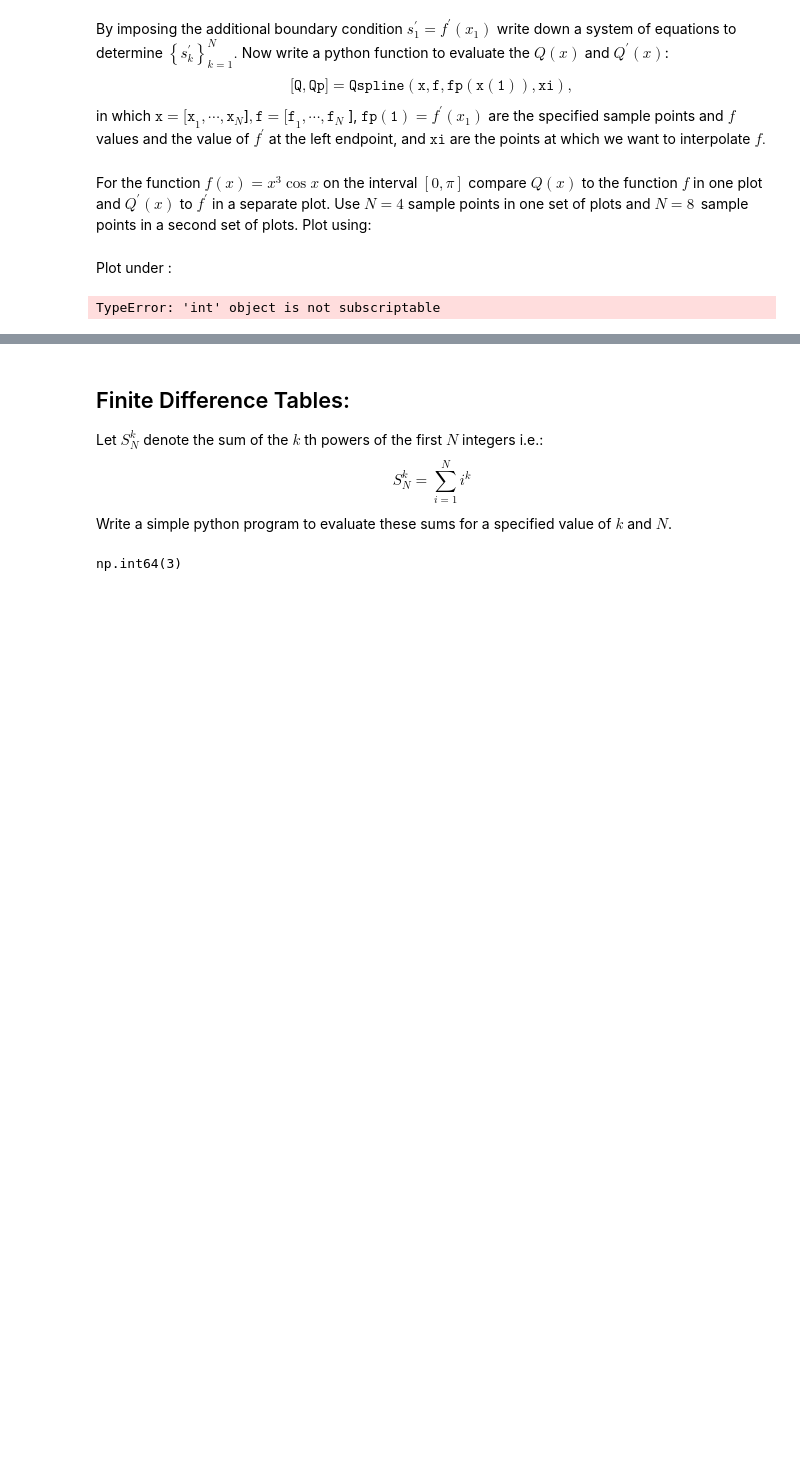
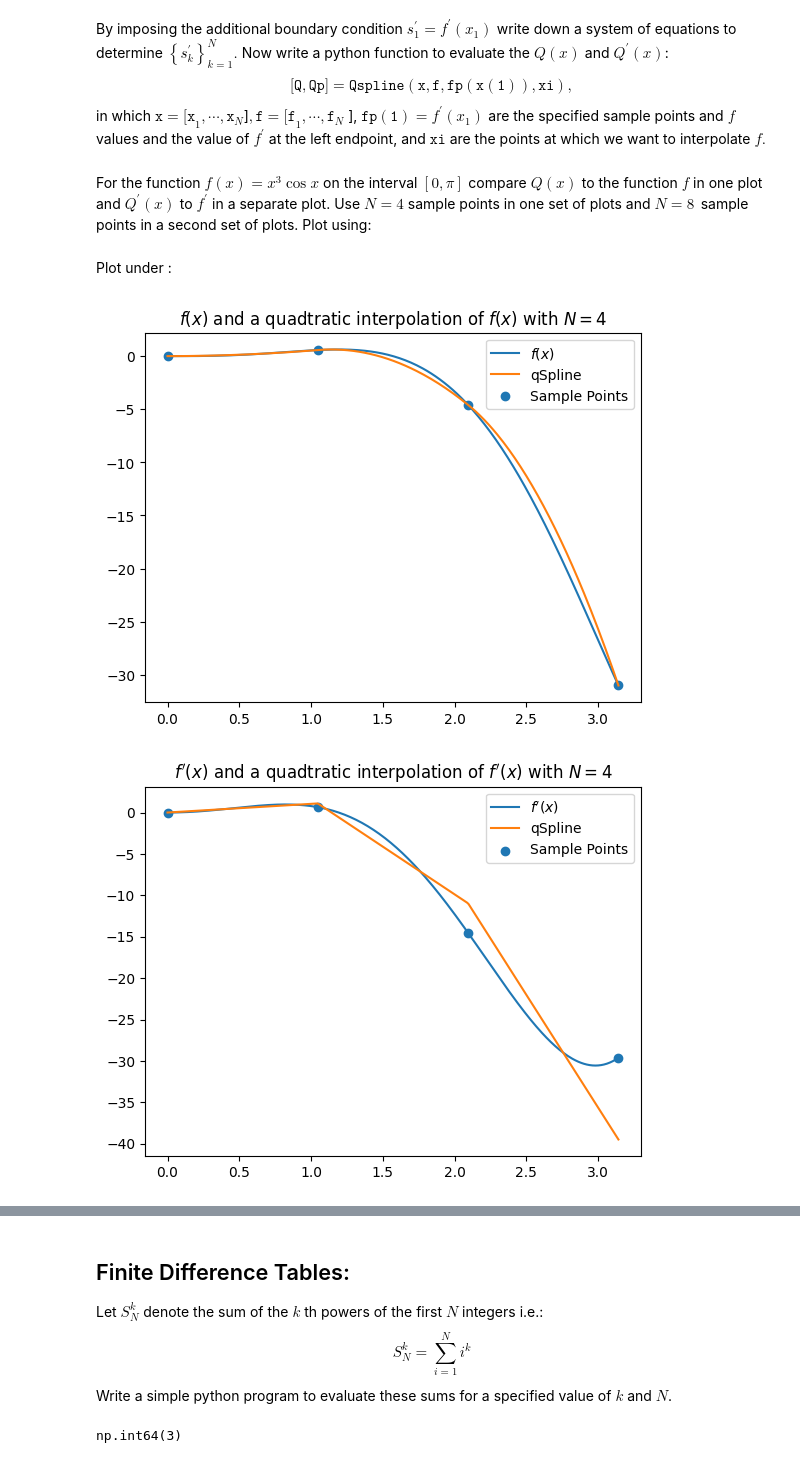
Before and after one commit to lfranz922/Math-406, a Jupyter notebook: Assignment_1.ipynb, the cells around one changed output, grey strips where cells are left out. Saved outputs shown, nothing was run; the diff lists cells and outputs as text; code cells hidden in the pictures; blank space fills up the shorter version.

Commit message:
Quadratic spline

```diff
--- a/Assignment_1.ipynb
+++ b/Assignment_1.ipynb
@@ -285,18 +310,34 @@ For the function $f(x)=x^3\cos x$ on the interval $[0,\pi ]$ compare $Q(x)$ to
 the function $f$ in one plot and $Q^{\prime }(x)$ to $f^{\prime }$ in a
 separate plot. Use $N=4$ sample points in one set of plots and $N=8\,$
 sample points in a second set of plots. Plot using:
-# %%
-x_qs = np.linspace(0,np.pi,int(np.pi/0.01))
-
-N = 4
-x_sample = np.linspace(0, np.pi, N)
 # %%
 def f(x):
     return x**3 *np.cos(x)
+
+def fp(x):
+    return 3*x**2*np.cos(x) - x**3 * np.sin(x)
 # %% [markdown]
 Plot under :
 # %%
 # YOUR CODE HERE
-Qspline(x_sample,f(x_qs), 0, x_qs)
+x_qs = np.linspace(0,np.pi,int(np.pi/0.01))
+
+for N in [4,8]:
+    x_sample = np.linspace(0, np.pi, N)
+
+    plt.plot(x_qs, f(x_qs), label=r"$f(x)$")
+    plt.plot(x_qs, Qspline(x_sample, f(x_sample), 0, x_qs)[0], label="qSpline")
+    plt.scatter(x_sample, f(x_sample), label="Sample Points")
+    plt.title(r"$f(x)$ and a quadtratic interpolation of $f(x)$ with $N=$" + f"{N}")
+    plt.legend()
+    plt.show()
+
+    plt.plot(x_qs, fp(x_qs), label=r"$f^\prime(x)$")
+    plt.plot(x_qs, Qspline(x_sample, f(x_sample), 0, x_qs)[1], label="qSpline")
+    plt.scatter(x_sample, fp(x_sample), label="Sample Points")
+    plt.title(r"$f^\prime(x)$ and a quadtratic interpolation of $f^\prime(x)$ with $N=$" + f"{N}")
+    plt.legend()
+    plt.show()
 # %% [output]
-TypeError: 'int' object is not subscriptable
+[figure, added]
+[figure, added]
```
Also changed, not shown: parts of 15 cells of this notebook.
